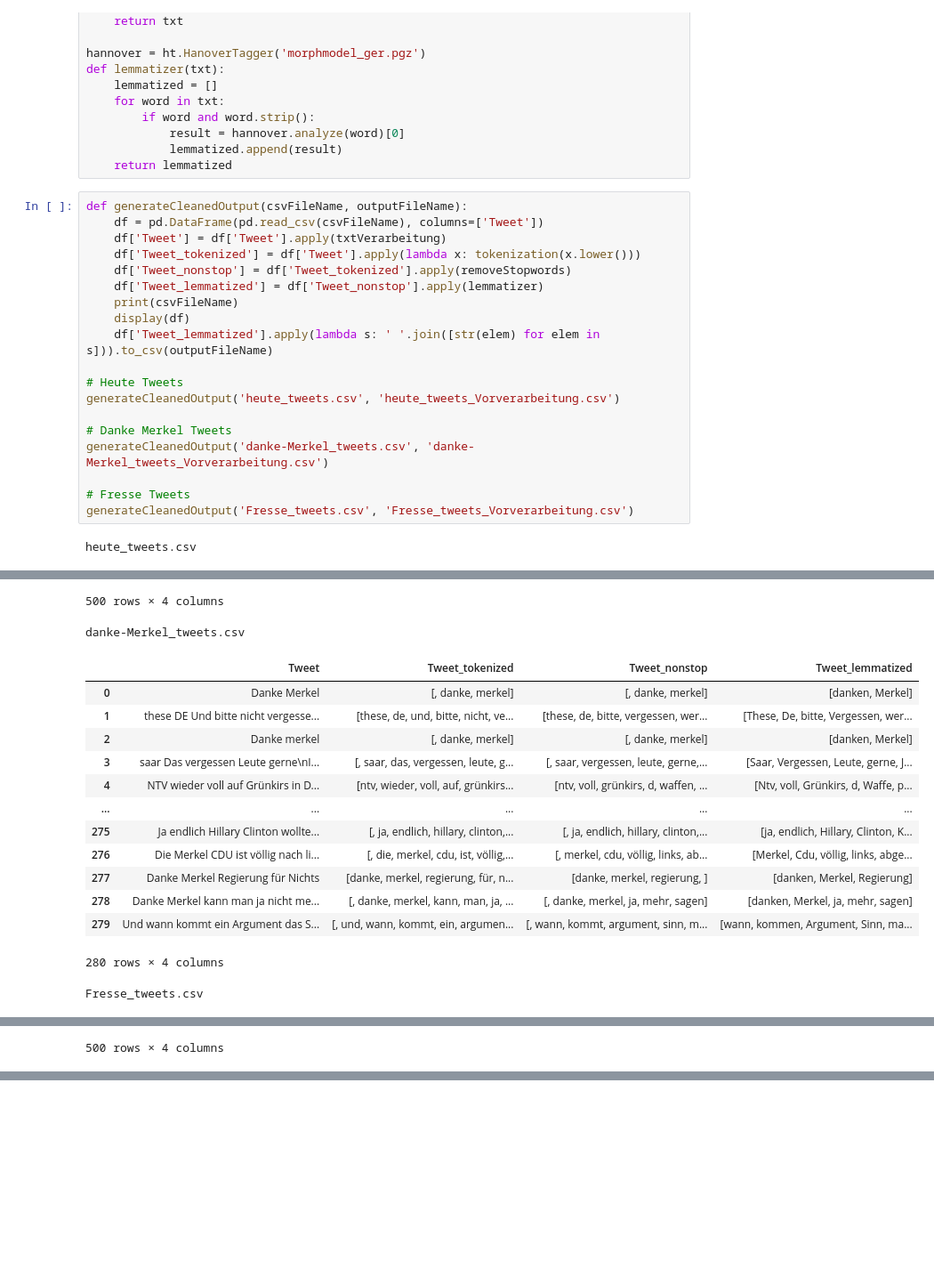
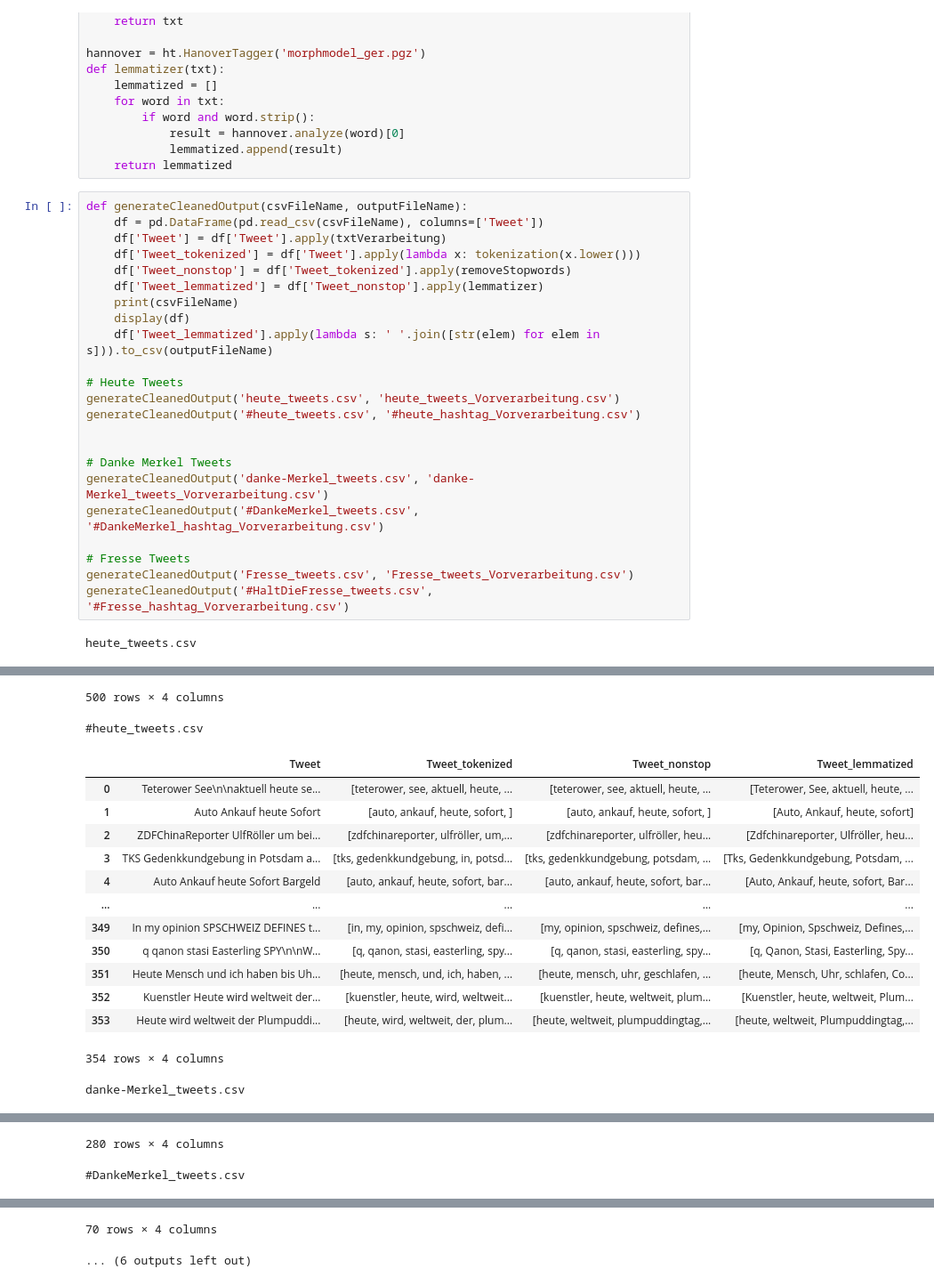
Before and after one commit to Galal2112/Twitter-Data-Analysis-Using-Python, a Jupyter notebook: GSN_Notebook.ipynb, the cells around one changed output, grey strips where cells are left out. Shown: that part at 89% size. Saved outputs shown, nothing was run; the diff lists cells and outputs as text; blank space fills up the shorter version.

Commit message:
tweets and keywords hashtags cleaned

```diff
--- a/GSN_Notebook.ipynb
+++ b/GSN_Notebook.ipynb
@@ -192,45 +194,49 @@ def generateCleanedOutput(csvFileName, outputFileName):
     df['Tweet_nonstop'] = df['Tweet_tokenized'].apply(removeStopwords)
     df['Tweet_lemmatized'] = df['Tweet_nonstop'].apply(lemmatizer)
     print(csvFileName)
     display(df)
     df['Tweet_lemmatized'].apply(lambda s: ' '.join([str(elem) for elem in s])).to_csv(outputFileName)
 
 # Heute Tweets
 generateCleanedOutput('heute_tweets.csv', 'heute_tweets_Vorverarbeitung.csv')
+generateCleanedOutput('#heute_tweets.csv', '#heute_hashtag_Vorverarbeitung.csv')
+
 
 # Danke Merkel Tweets
 generateCleanedOutput('danke-Merkel_tweets.csv', 'danke-Merkel_tweets_Vorverarbeitung.csv')
+generateCleanedOutput('#DankeMerkel_tweets.csv', '#DankeMerkel_hashtag_Vorverarbeitung.csv')
 
 # Fresse Tweets
 generateCleanedOutput('Fresse_tweets.csv', 'Fresse_tweets_Vorverarbeitung.csv')
+generateCleanedOutput('#HaltDieFresse_tweets.csv', '#Fresse_hashtag_Vorverarbeitung.csv')
 # %% [output]
 heute_tweets.csv
 |  | Tweet | Tweet_tokenized | Tweet_nonstop | Tweet_lemmatized |
 | 0 | Mal eine Frage\nIst das heute die... | [, mal, eine, frage, ist, das, he... | [, mal, frage, heute, ruhe, sturm] | [mal, Frage, heute, Ruhe, Sturm] |
 | 1 | unterwegs Alles gut blockchainopf... | [unterwegs, alles, gut, blockchai... | [unterwegs, gut, blockchainopfer,... | [unterwegs, gut, Blockchainopfer,... |
 | 2 | Heute sind die Grundrechte Tage i... | [, heute, sind, die, grundrechte,... | [, heute, grundrechte, tage, haft... | [heute, Grundrecht, Tag, Haft, dü... |
 | 3 | Läuft heute BVB | [läuft, heute, bvb] | [läuft, heute, bvb] | [laufen, heute, Bvb] |
 | 4 | Also hat Bock heute\n\n\n BVBBMG | [also, hat, bock, heute, bvbbmg] | [bock, heute, bvbbmg] | [Bock, heute, Bvbbmg] |
 | ... | ... | ... | ... | ... |
 | 495 | Mia Daniels und die praktische Fü... | [, mia, daniels, und, die, prakti... | [, mia, daniels, praktische, führ... | [Mia, Daniel, praktisch, Führersc... |
 | 496 | iMTV Guuude \nheute ist der letzt... | [imtv, guuude, heute, ist, der, l... | [imtv, guuude, heute, letzte, war... | [Imtv, Guuude, heute, letzter, Wa... |
 | 497 | th Servicetweet DiscoursMaschine ... | [th, servicetweet, discoursmaschi... | [th, servicetweet, discoursmaschi... | [th, Servicetweet, Discoursmaschi... |
 | 498 | Mir gehts heute nicht gut Entfolg... | [mir, gehts, heute, nicht, gut, e... | [gehts, heute, gut, entfolgt, tag] | [gehts, heute, gut, entfolgen, Tag] |
 | 499 | Obwohl sich die Anschuldigung des... | [, obwohl, sich, die, anschuldigu... | [, obwohl, anschuldigung, ardmaga... | [obwohl, Anschuldigung, Ardmagazi... |
 500 rows × 4 columns
-danke-Merkel_tweets.csv
+#heute_tweets.csv
 |  | Tweet | Tweet_tokenized | Tweet_nonstop | Tweet_lemmatized |
-| 0 | Danke Merkel | [, danke, merkel] | [, danke, merkel] | [danken, Merkel] |
-| 1 | these DE Und bitte nicht vergesse... | [these, de, und, bitte, nicht, ve... | [these, de, bitte, vergessen, wer... | [These, De, bitte, Vergessen, wer... |
-| 2 | Danke merkel | [, danke, merkel] | [, danke, merkel] | [danken, Merkel] |
-| 3 | saar Das vergessen Leute gerne\nI... | [, saar, das, vergessen, leute, g... | [, saar, vergessen, leute, gerne,... | [Saar, Vergessen, Leute, gerne, J... |
-| 4 | NTV wieder voll auf Grünkirs in D... | [ntv, wieder, voll, auf, grünkirs... | [ntv, voll, grünkirs, d, waffen, ... | [Ntv, voll, Grünkirs, d, Waffe, p... |
+| 0 | Teterower See\n\naktuell heute se... | [teterower, see, aktuell, heute, ... | [teterower, see, aktuell, heute, ... | [Teterower, See, aktuell, heute, ... |
+| 1 | Auto Ankauf heute Sofort | [auto, ankauf, heute, sofort, ] | [auto, ankauf, heute, sofort, ] | [Auto, Ankauf, heute, sofort] |
+| 2 | ZDFChinaReporter UlfRöller um bei... | [zdfchinareporter, ulfröller, um,... | [zdfchinareporter, ulfröller, heu... | [Zdfchinareporter, Ulfröller, heu... |
+| 3 | TKS Gedenkkundgebung in Potsdam a... | [tks, gedenkkundgebung, in, potsd... | [tks, gedenkkundgebung, potsdam, ... | [Tks, Gedenkkundgebung, Potsdam, ... |
+| 4 | Auto Ankauf heute Sofort Bargeld | [auto, ankauf, heute, sofort, bar... | [auto, ankauf, heute, sofort, bar... | [Auto, Ankauf, heute, sofort, Bar... |
 | ... | ... | ... | ... | ... |
-| 275 | Ja endlich Hillary Clinton wollte... | [, ja, endlich, hillary, clinton,... | [, ja, endlich, hillary, clinton,... | [ja, endlich, Hillary, Clinton, K... |
-| 276 | Die Merkel CDU ist völlig nach li... | [, die, merkel, cdu, ist, völlig,... | [, merkel, cdu, völlig, links, ab... | [Merkel, Cdu, völlig, links, abge... |
-| 277 | Danke Merkel Regierung für Nichts | [danke, merkel, regierung, für, n... | [danke, merkel, regierung, ] | [danken, Merkel, Regierung] |
-| 278 | Danke Merkel kann man ja nicht me... | [, danke, merkel, kann, man, ja, ... | [, danke, merkel, ja, mehr, sagen] | [danken, Merkel, ja, mehr, sagen] |
-| 279 | Und wann kommt ein Argument das S... | [, und, wann, kommt, ein, argumen... | [, wann, kommt, argument, sinn, m... | [wann, kommen, Argument, Sinn, ma... |
+| 349 | In my opinion SPSCHWEIZ DEFINES t... | [in, my, opinion, spschweiz, defi... | [my, opinion, spschweiz, defines,... | [my, Opinion, Spschweiz, Defines,... |
+| 350 | q qanon stasi Easterling SPY\n\nW... | [q, qanon, stasi, easterling, spy... | [q, qanon, stasi, easterling, spy... | [q, Qanon, Stasi, Easterling, Spy... |
+| 351 | Heute Mensch und ich haben bis Uh... | [heute, mensch, und, ich, haben, ... | [heute, mensch, uhr, geschlafen, ... | [heute, Mensch, Uhr, schlafen, Co... |
+| 352 | Kuenstler Heute wird weltweit der... | [kuenstler, heute, wird, weltweit... | [kuenstler, heute, weltweit, plum... | [Kuenstler, heute, weltweit, Plum... |
+| 353 | Heute wird weltweit der Plumpuddi... | [heute, wird, weltweit, der, plum... | [heute, weltweit, plumpuddingtag,... | [heute, weltweit, Plumpuddingtag,... |
-280 rows × 4 columns
+354 rows × 4 columns
-Fresse_tweets.csv
+danke-Merkel_tweets.csv
 |  | Tweet | Tweet_tokenized | Tweet_nonstop | Tweet_lemmatized |
@@ -248 +254,2 @@ Fresse_tweets.csv
-500 rows × 4 columns
+280 rows × 4 columns
+#DankeMerkel_tweets.csv
@@ -248,0 +268,2 @@ Fresse_tweets.csv
+70 rows × 4 columns
+... (6 outputs left out)
```
Also changed, not shown: parts of 2 cells of this notebook.
